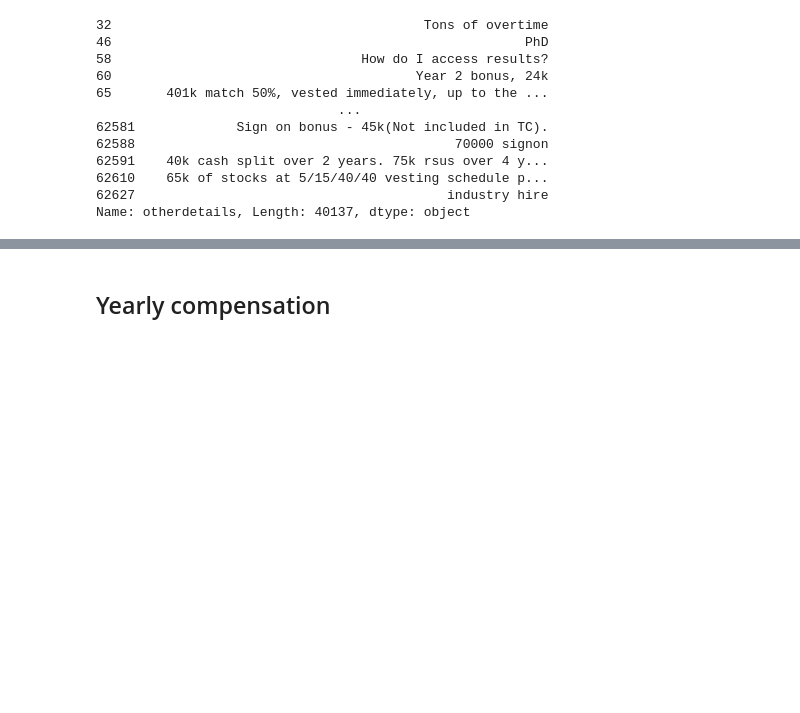
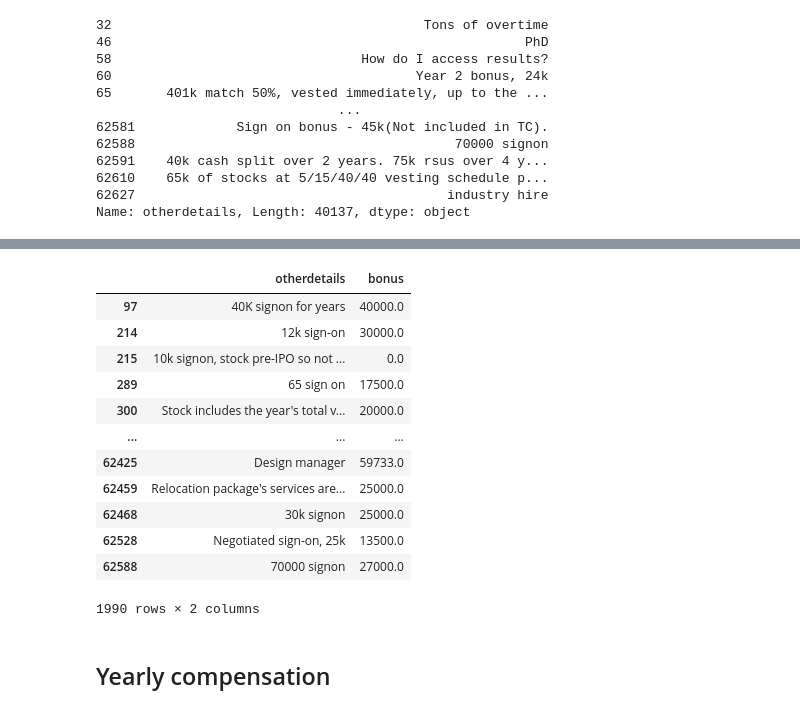
Before and after one commit to PriyankaVelagala/INM701, a Jupyter notebook: Data cleaning_PV.ipynb, the cells around one changed output, grey strips where cells are left out. Saved outputs shown, nothing was run; the diff lists cells and outputs as text; code cells hidden in the pictures; blank space fills up the shorter version.

```diff
--- a/Data cleaning_PV.ipynb
+++ b/Data cleaning_PV.ipynb
@@ -223,0 +230,21 @@ plt.show()
+# %%
+t = df['otherdetails'].dropna().str.contains('sign')
+s = df.iloc[t[t==True].index][['otherdetails', 'bonus']]
+s
+#t[t.otherdetails == True]
+
+#JoinedTables['ExerciseDay'] = JoinedTables['Notes'].str.contains('exercise').
+# %% [output]
+|  | otherdetails | bonus |
+| 97 | 40K signon for years | 40000.0 |
+| 214 | 12k sign-on | 30000.0 |
+| 215 | 10k signon, stock pre-IPO so not ... | 0.0 |
+| 289 | 65 sign on | 17500.0 |
+| 300 | Stock includes the year's total v... | 20000.0 |
+| ... | ... | ... |
+| 62425 | Design manager | 59733.0 |
+| 62459 | Relocation package's services are... | 25000.0 |
+| 62468 | 30k signon | 25000.0 |
+| 62528 | Negotiated sign-on, 25k | 13500.0 |
+| 62588 | 70000 signon | 27000.0 |
+1990 rows × 2 columns
```
Also changed, not shown: parts of 13 cells of this notebook, 2 other files.
